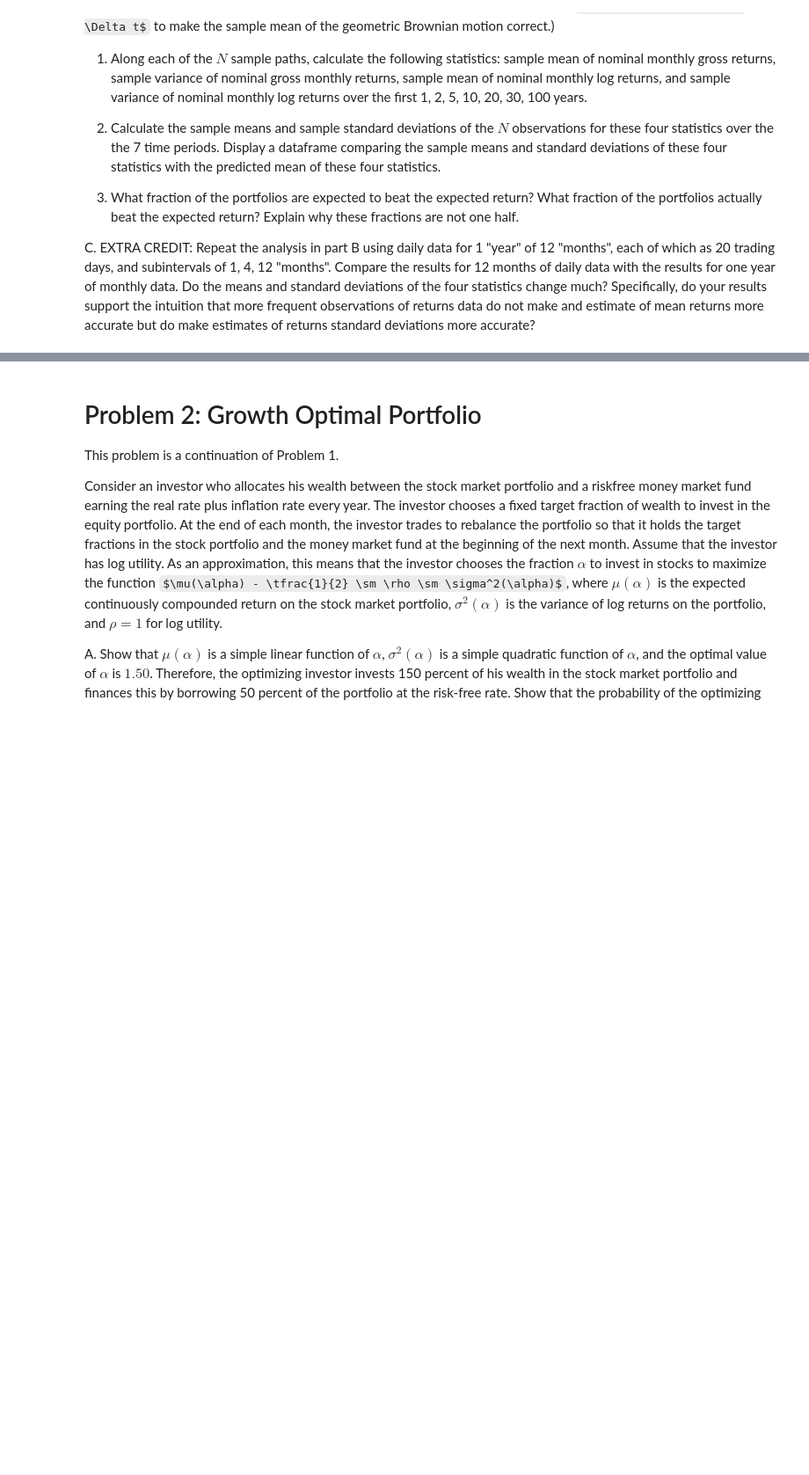
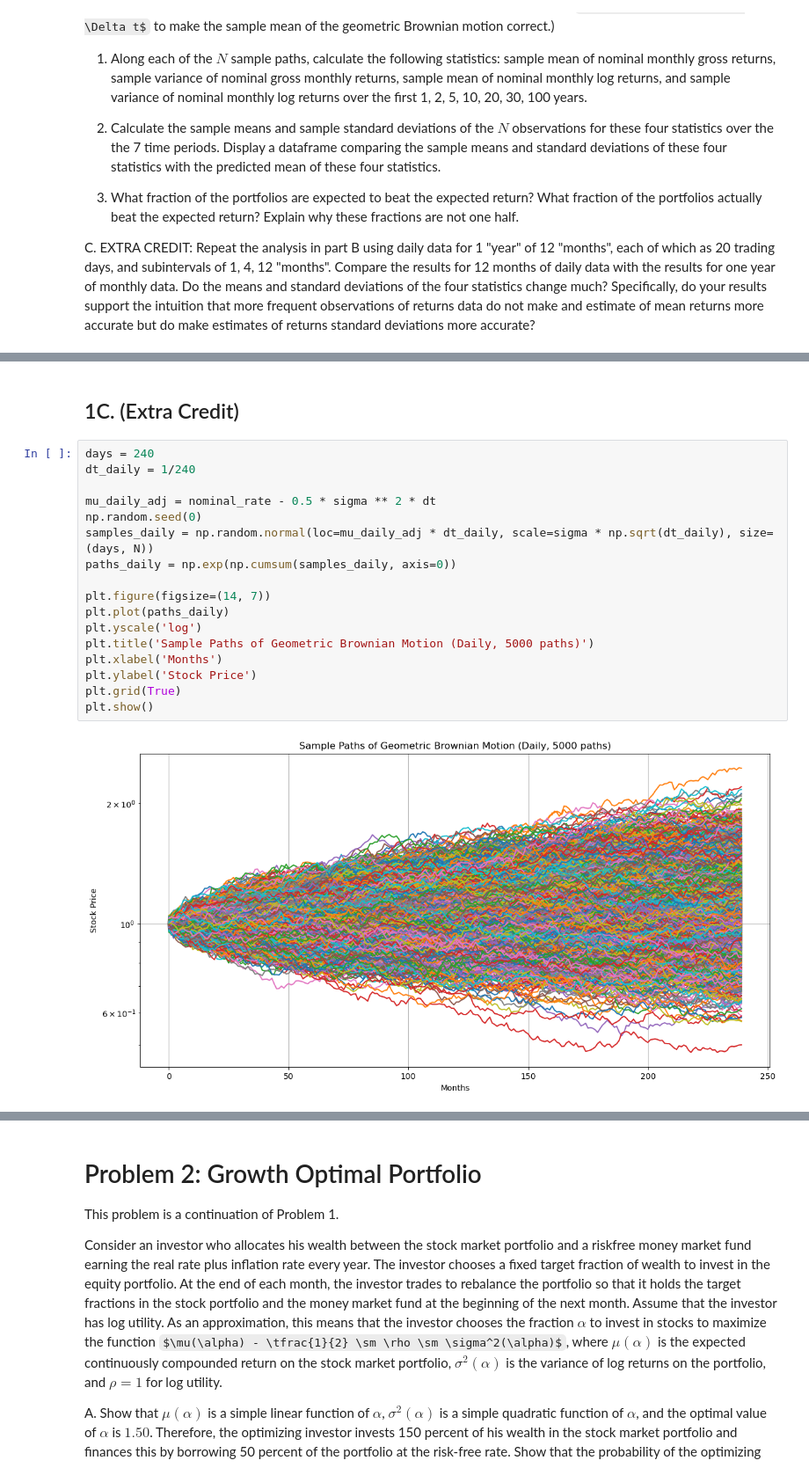
Before and after one commit to pathmarkoak/bufn400, a Jupyter notebook: Homeworks/Homework 4/BUFN400-bhw04-GBM-log-utiity-02-QUESTIONS.ipynb, the cells around one changed output, grey strips where cells are left out. Shown at 88% size. Saved outputs shown, nothing was run; the diff lists cells and outputs as text; some formulas as TeX source; blank space fills up the shorter version.

```diff
--- a/Homeworks/Homework 4/BUFN400-bhw04-GBM-log-utiity-02-QUESTIONS.ipynb
+++ b/Homeworks/Homework 4/BUFN400-bhw04-GBM-log-utiity-02-QUESTIONS.ipynb
@@ -37,0 +184,21 @@ C. EXTRA CREDIT: Repeat the analysis in part B using daily data for 1 "year" of
+# %% [markdown]
+## 1C. (Extra Credit)
+# %%
+days = 240
+dt_daily = 1/240
+
+mu_daily_adj = nominal_rate - 0.5 * sigma ** 2 * dt
+np.random.seed(0)
+samples_daily = np.random.normal(loc=mu_daily_adj * dt_daily, scale=sigma * np.sqrt(dt_daily), size=(days, N))
+paths_daily = np.exp(np.cumsum(samples_daily, axis=0))
+
+plt.figure(figsize=(14, 7))
+plt.plot(paths_daily)
+plt.yscale('log')
+plt.title('Sample Paths of Geometric Brownian Motion (Daily, 5000 paths)')
+plt.xlabel('Months')
+plt.ylabel('Stock Price')
+plt.grid(True)
+plt.show()
+# %% [output]
+[figure, added]
```
Also changed, not shown: parts of 11 cells of this notebook.
